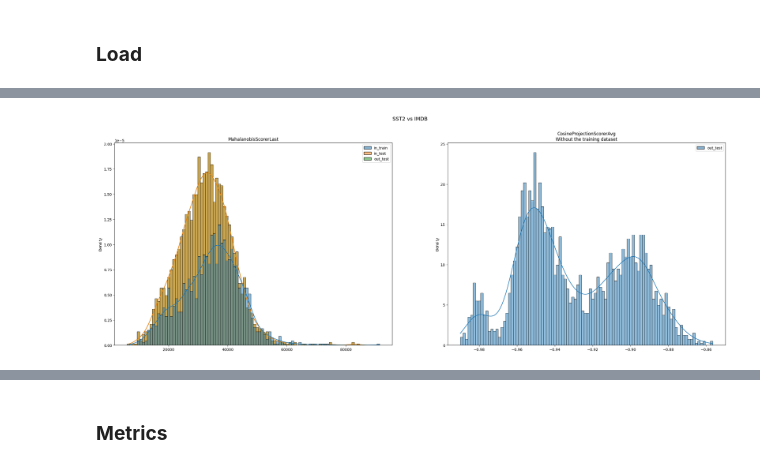
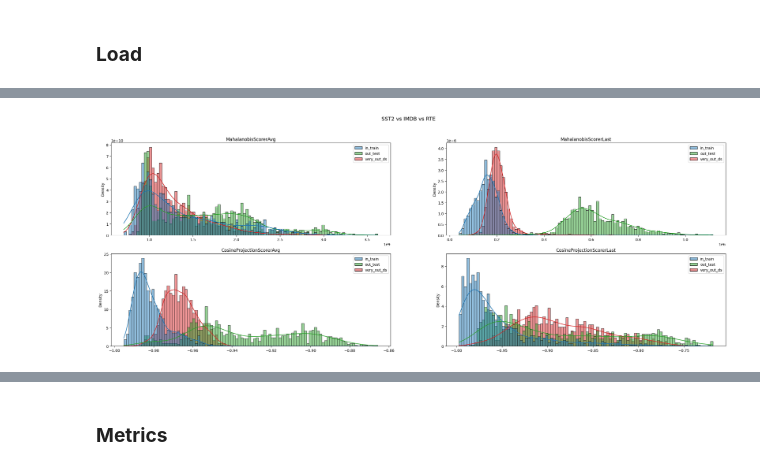
Before and after one commit to joevincentgaltie/OOD_Detection_ENSAE, a Jupyter notebook: notebookv2.ipynb, the cells around one changed output, grey strips where cells are left out. Drawn from its saved outputs; the diff is of its cells as text; code cells hidden in the pictures.

```diff
--- a/notebookv2.ipynb
+++ b/notebookv2.ipynb
@@ -720,4 +860,0 @@ def average_scorer_per_layer(records: Dict, scorer_name: str):
-# %%
-for record_type, records_ in records.items():
-    # average CosineProjectionScorer over all hidden layers
-    records[record_type]["CosineProjectionScorerAvg"] = average_scorer_per_layer(records_, "CosineProjectionScorer")
@@ -724,4 +884,4 @@ for record_type, records_ in records.items():
 # %%
-scorer_names = [ "MahalanobisScorerLast", "CosineProjectionScorerAvg"]
+scorer_names = [ "MahalanobisScorerAvg", "MahalanobisScorerLast", "CosineProjectionScorerAvg","CosineProjectionScorerLast"]
 
 all_scores = { scorer: { record_type: records[record_type][scorer] for record_type in records.keys()} for scorer in scorer_names}
@@ -737,29 +908,36 @@ all_scores["CosineProjectionScorerAvg"]
 # %%
+COLORS_DS = {
+    ds: col
+    for ds, col in zip(["in_train","in_test","out_test","very_out_ds"], sns.color_palette(n_colors=4))
+}
+
 def plot_scorer_distrib(
     scorer: str,
     records: List,
-    datasets_names: List,
+    ds_names: List,
     ax: Axes,
     density: bool
   ):
 
-    for ele in datasets_names:
-        if ele not in ["in_test","out_test"]:
-          raise ValueError(f"{ele} not in {in_train / in_test}.")
 
-    tmp =pd.concat([pd.DataFrame(records['in_train']),pd.DataFrame(records['in_test']),pd.DataFrame(records['out_test'])], axis=1)
-    tmp.columns = ["in_train","in_test","out_test"]
+    tmp = pd.DataFrame\
+        .from_dict(records, orient="index")\
+        .transpose()[ds_names]
     title = scorer
 
-    if "CosineProjectionScorer" in scorer and "in_train" in tmp.columns:
-        tmp = tmp.drop(labels=["in_train","in_test"], axis=1)
-        title += "\nWithout the training dataset"
+    if "CosineProjectionScorer" in scorer and "in_test" in tmp.columns:
+        tmp = tmp.drop(labels=["in_train"], axis=1)
+
+
+    args = {
+        "bins": 100,
+        "palette": [color for ds, color in COLORS_DS.items() if ds in tmp.columns]
+    }
 
     if density:
-        args = {"stat": "density", "kde": True}
-    else:
-        args = {}
+        args["stat"] = "density"
+        args["kde"] = True
 
-    sns.histplot(data=tmp, ax=ax, bins=100, **args)
+    sns.histplot(data=tmp, ax=ax, **args)
 
     ax.set_title(title)
@@ -766,8 +964,8 @@ def plot_scorer_distrib(
 # %%
-fig, axes = plt.subplots(ncols=2, nrows=1, figsize=(30, 10))
-fig.suptitle("SST2 vs IMDB", size=14)
+fig, axes = plt.subplots(ncols=2, nrows=2, figsize=(30, 10))
+fig.suptitle("SST2 vs IMDB vs RTE", size=14)
 
 for (scorer, records), ax in zip(all_scores.items(), axes.flatten()):
-    plot_scorer_distrib(scorer, records, datasets_names=["in_test","out_test"], ax=ax, density=True);
+    plot_scorer_distrib(scorer, records, ds_names=["in_train","out_test","very_out_ds"], ax=ax, density=True);
 # %% [output]
-[figure, old version]
+[figure, new version]
```
Also changed, not shown: parts of 70 cells of this notebook, 2 other files.
